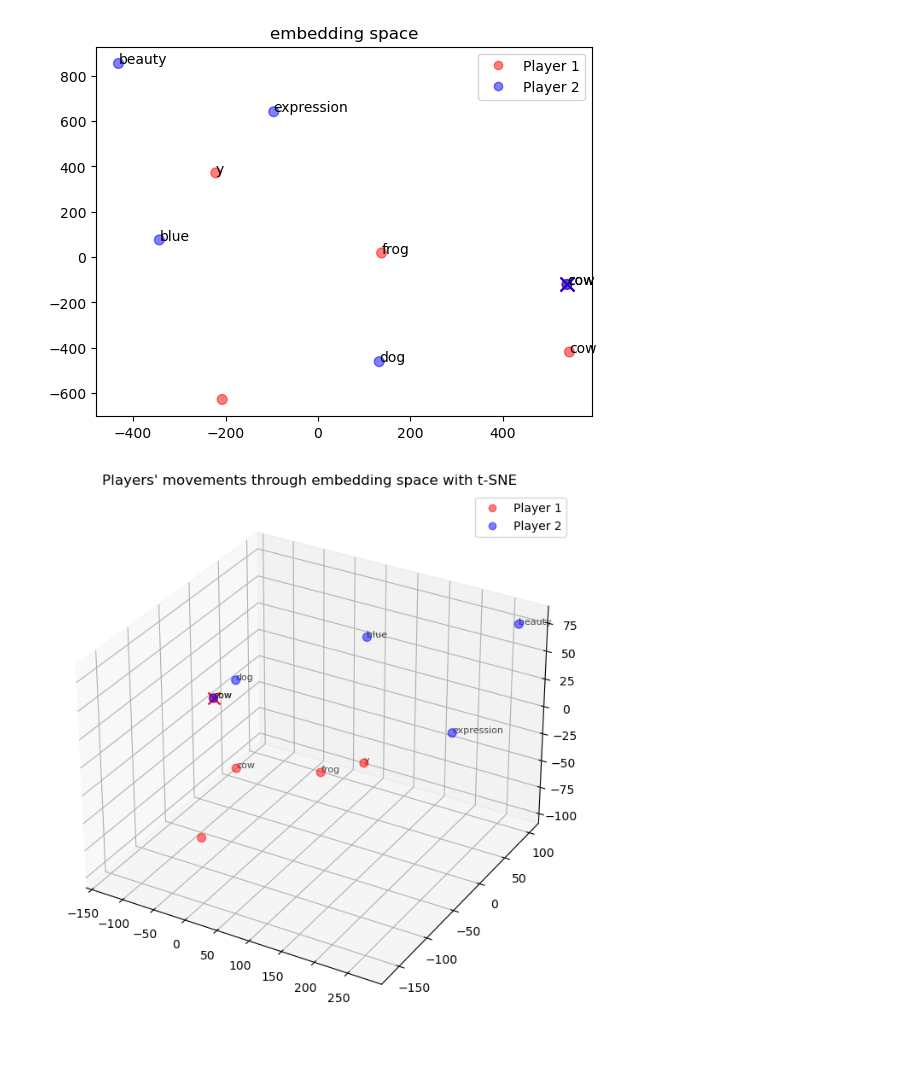
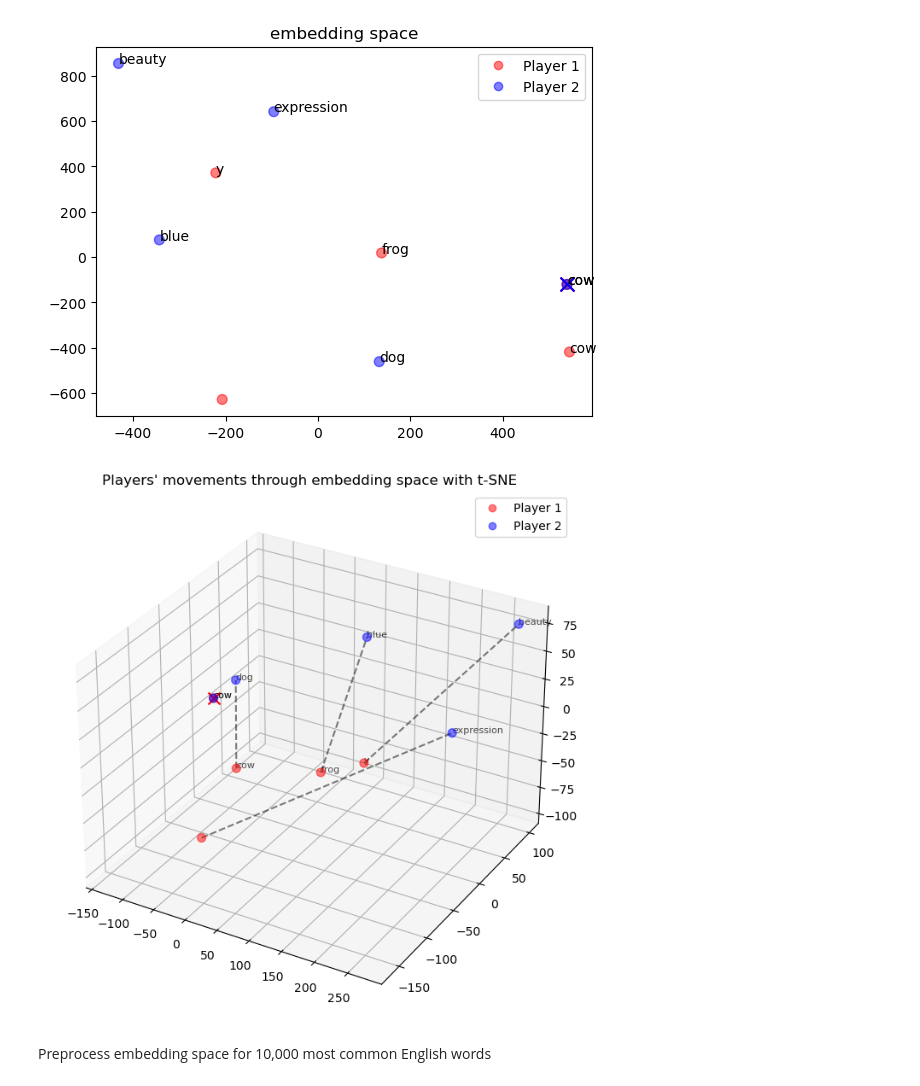
Before and after one commit to expofx/pairdle, a Jupyter notebook: pairdle.ipynb, the cells around one changed output. Cells and saved outputs as stored; diff of their text form; code cells hidden in the pictures; blank space fills up the shorter version.

```diff
--- a/pairdle.ipynb
+++ b/pairdle.ipynb
@@ -20,16 +21,16 @@ def get_emb(word):
     response = requests.post("https://api.openai.com/v1/embeddings", json=data, headers=headers)
     return np.array(response.json()["data"][0]["embedding"])
 
-def get_distance(word1, word2):
+def get_similarity(word1, word2):
     emb1 = get_word_embedding(word1)
     emb2 = get_word_embedding(word2)
     # cosine similarity - OpenAI embeddings are normalized to length 1, so we don't need to divide by the norms
     similarity = np.dot(emb1, emb2) # / (np.linalg.norm(emb1) * np.linalg.norm(emb2))
     return similarity
 
-# def euclidean_dist(emb1, emb2):
-#     distance = np.linalg.norm(emb1 - emb2)
-#     return distance
+def euclidean_dist(emb1, emb2):
+    distance = np.linalg.norm(emb1 - emb2)
+    return distance
 # %%
 OPENAI_API_KEY = input("API key: ")
 # %%
@@ -55,11 +56,25 @@ while True:
     words.append(player2_word)
     players.append('Player 2')
 
+    mat = np.array(embeddings)
+    vis = TSNE(n_components=2, perplexity=min(5, turns), random_state=42).fit_transform(mat)
+
+    # Highlight Movements for Player 1 and Player 2
+    for player_idx, color in zip([0, 1], ['red', 'blue']):
+        path = vis[player_idx::2]
+        plt.plot(path[:, 0], path[:, 1], color=color, linestyle='-', marker='o')
+        plt.text(path[-1, 0], path[-1, 1], turns, color=color)
+
+    plt.title("Players' movements through embedding space with t-SNE")
+    plt.show(block=False)
+    plt.pause(1)  # Real-time update effect
+
     if player1_word == player2_word:
         print(f"Congratulations! You both chose {player1_word} in {turns} turn(s).")
         break
 
-    distance = get_distance(player1_word, player2_word)
-    print(distance)
+    ax.clear()
+    similarity = get_similarity(player1_word, player2_word)
+    print(similarity)
     turns += 1
 # %% [output]
@@ -113,27 +131,33 @@ plt.show()
 # %%
 from mpl_toolkits.mplot3d import Axes3D
 
 # Visualization with 3D t-SNE
 mat = np.array(df.emb.to_list())
-vis = TSNE(n_components=3, perplexity=min(5, turns - 1), random_state=42).fit_transform(mat)
+vis = TSNE(n_components=3, perplexity=min(5, turns - 1), random_state=42).fit_transform(mat) # (n_turns*2, 3)
 
 colors = ["red", "blue"]
 color_indices = df.player.map({'Player 1': 0, 'Player 2': 1}).values
 
 fig = plt.figure(figsize=(10, 8))
 ax = fig.add_subplot(111, projection='3d')
 scatter = ax.scatter(vis[:, 0], vis[:, 1], vis[:, 2], c=color_indices, cmap=matplotlib.colors.ListedColormap(colors), alpha=0.5, s=50)
 
 # Add word labels
 for i, word in enumerate(df.word):
     ax.text(vis[i, 0], vis[i, 1], vis[i, 2], word, size=8, alpha=0.7)
 
+# add line for each player
+for i in range(0, len(vis), 2):
+    ax.plot(vis[i:i+2, 0], vis[i:i+2, 1], vis[i:i+2, 2], color="black", linestyle="dashed", alpha=0.5)
+
 # Mark the winning point
-ax.scatter(vis[-2, 0], vis[-2, 1], vis[-2, 2], marker='x', color=colors[0], s=100)
+ax.scatter(vis[-2, 0], vis[-2, 1], vis[-2, 2], marker='x', color="red", s=100)
 
 # Enhance appearance
 ax.set_title("Players' movements through embedding space with t-SNE")
 plt.legend(handles=scatter.legend_elements()[0], labels=['Player 1', 'Player 2'])
 plt.show()
 # %% [output]
-[figure, old version]
+[figure, new version]
+# %% [markdown]
+Preprocess embedding space for 10,000 most common English words
```
Also changed, not shown: parts of 5 cells of this notebook, 1 other file.
